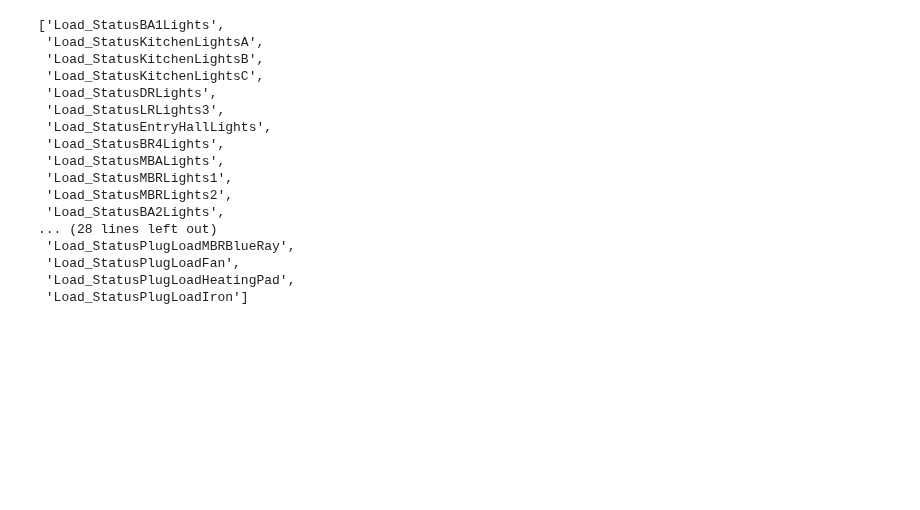
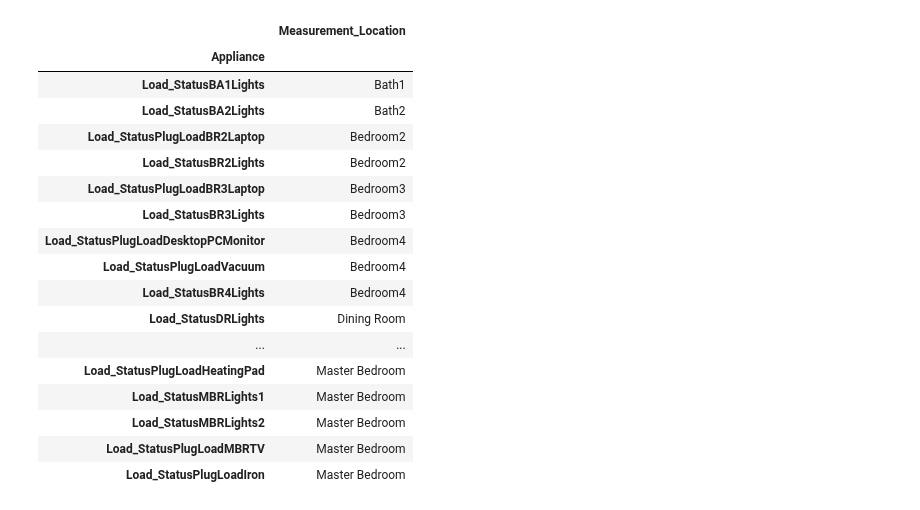
Before and after one commit to christiannielsen98/Datavidenskab-P6, a Jupyter notebook: WIP/Ronni/appliances_vs_person.ipynb, the cells around one changed output. Saved outputs shown, nothing was run; the diff lists cells and outputs as text; code cells hidden in the pictures; blank space fills up the shorter version.

```diff
--- a/WIP/Ronni/appliances_vs_person.ipynb
+++ b/WIP/Ronni/appliances_vs_person.ipynb
@@ -17,31 +32,36 @@ fig.show()
 # %%
 #Extract appliances from the meta data
 appliance_condition = (lambda self: (
         (self["Parameter"] == "Status_OnOff") &
         (self["Subsystem"] == "Loads") &
-        (~self["Unnamed: 0"].str.contains("Child" or "Prnt")) &
+        (~self["Unnamed: 0"].str.contains("Child")) &
+        (~self["Unnamed: 0"].str.contains("Prnt")) &
         (~self["Unnamed: 0"].str.contains("StatusLatentload"))
 ))
 
 appliances_statusOnOff = meta.loc[appliance_condition]["Unnamed: 0"].tolist()
-appliances_statusOnOff
+
+appliance_location = meta.loc[appliance_condition][["Unnamed: 0", "Measurement_Location"]].sort_values(by="Measurement_Location", ascending=True).rename(columns={"Unnamed: 0": "Appliance"}).set_index("Appliance")
+
+appliance_location
 # %% [output]
-['Load_StatusBA1Lights',
- 'Load_StatusKitchenLightsA',
- 'Load_StatusKitchenLightsB',
- 'Load_StatusKitchenLightsC',
- 'Load_StatusDRLights',
- 'Load_StatusLRLights3',
- 'Load_StatusEntryHallLights',
- 'Load_StatusBR4Lights',
- 'Load_StatusMBALights',
- 'Load_StatusMBRLights1',
- 'Load_StatusMBRLights2',
- 'Load_StatusBA2Lights',
-... (28 lines left out)
- 'Load_StatusPlugLoadMBRBlueRay',
- 'Load_StatusPlugLoadFan',
- 'Load_StatusPlugLoadHeatingPad',
- 'Load_StatusPlugLoadIron']
+|  | Measurement_Location |
+| Appliance |  |
+| Load_StatusBA1Lights | Bath1 |
+| Load_StatusBA2Lights | Bath2 |
+| Load_StatusPlugLoadBR2Laptop | Bedroom2 |
+| Load_StatusBR2Lights | Bedroom2 |
+| Load_StatusPlugLoadBR3Laptop | Bedroom3 |
+| Load_StatusBR3Lights | Bedroom3 |
+| Load_StatusPlugLoadDesktopPCMonitor | Bedroom4 |
+| Load_StatusPlugLoadVacuum | Bedroom4 |
+| Load_StatusBR4Lights | Bedroom4 |
+| Load_StatusDRLights | Dining Room |
+| ... | ... |
+| Load_StatusPlugLoadHeatingPad | Master Bedroom |
+| Load_StatusMBRLights1 | Master Bedroom |
+| Load_StatusMBRLights2 | Master Bedroom |
+| Load_StatusPlugLoadMBRTV | Master Bedroom |
+| Load_StatusPlugLoadIron | Master Bedroom |
 # %%
 #Combine minute data with the extracted appliances into a dataframe
```
Also changed, not shown: parts of 7 cells of this notebook.
